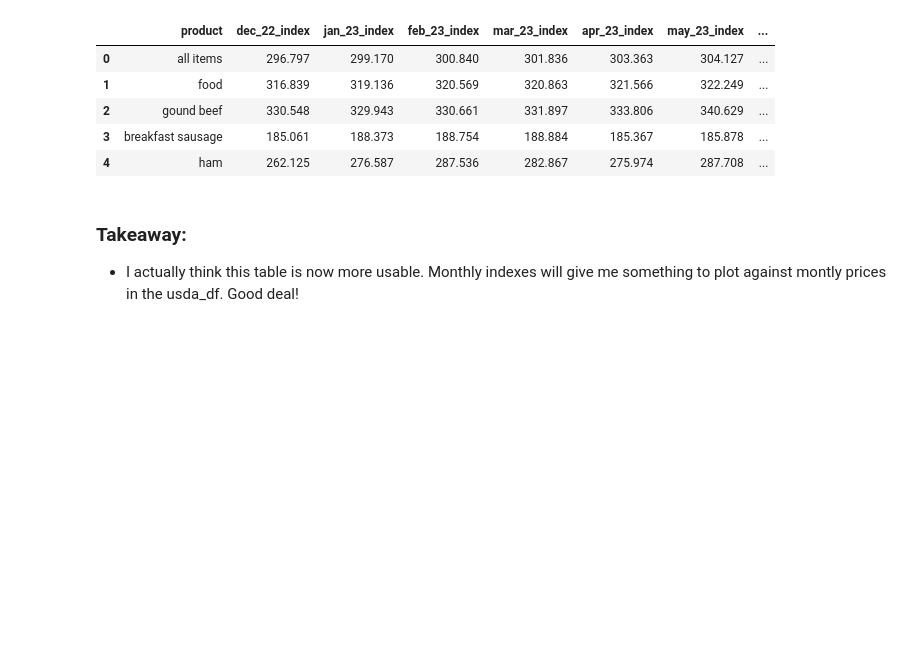
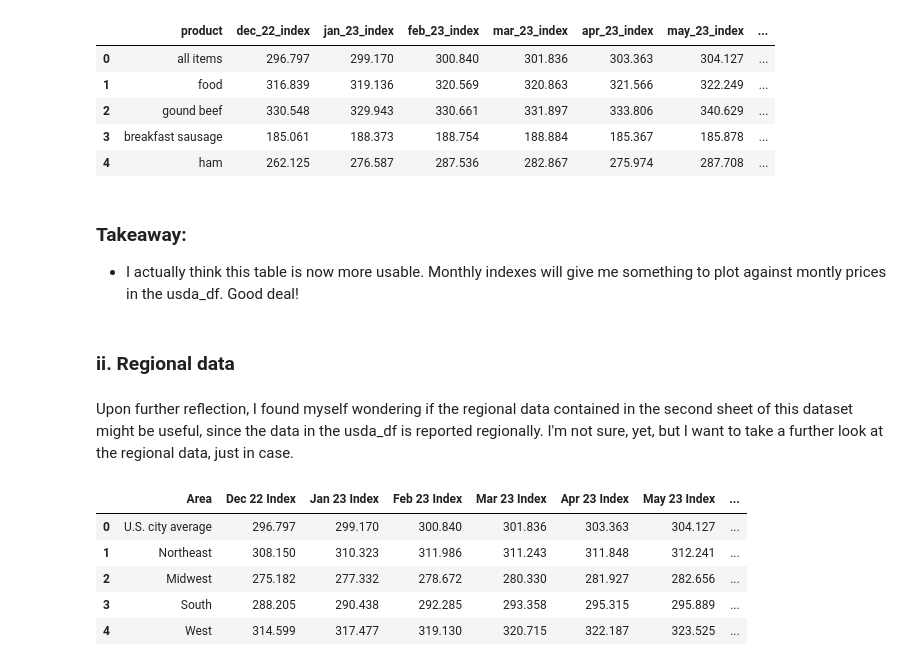
Before and after one commit to bradleytkay/Q1-2025-data-analysis-project-challenge, a Jupyter notebook: Q1-2025-step3-eda.ipynb, the cells around one changed output. Drawn from its saved outputs; the diff is of its cells as text; code cells hidden in the pictures; blank space fills up the shorter version.

```diff
--- a/Q1-2025-step3-eda.ipynb
+++ b/Q1-2025-step3-eda.ipynb
@@ -570,3 +574,18 @@ blscpi_df.head()
 # %% [markdown]
 ### Takeaway:
 * I actually think this table is now more usable.  Monthly indexes will give me something to plot against montly prices in the usda_df.  Good deal!
+# %% [markdown]
+### ii. Regional data
+# %% [markdown]
+Upon further reflection, I found myself wondering if the regional data contained in the second sheet of this dataset might be useful, since the data in the usda_df is reported regionally.  I'm not sure, yet, but I want to take a further look at the regional data, just in case.
+# %%
+blsreg_df = pd.read_excel('cpi-u-202312-regional.xlsx')
+
+blsreg_df.head()
+# %% [output]
+|  | Area | Dec 22 Index | Jan 23 Index | Feb 23 Index | Mar 23 Index | Apr 23 Index | May 23 Index | ... |
+| 0 | U.S. city average | 296.797 | 299.170 | 300.840 | 301.836 | 303.363 | 304.127 | ... |
+| 1 | Northeast | 308.150 | 310.323 | 311.986 | 311.243 | 311.848 | 312.241 | ... |
+| 2 | Midwest | 275.182 | 277.332 | 278.672 | 280.330 | 281.927 | 282.656 | ... |
+| 3 | South | 288.205 | 290.438 | 292.285 | 293.358 | 295.315 | 295.889 | ... |
+| 4 | West | 314.599 | 317.477 | 319.130 | 320.715 | 322.187 | 323.525 | ... |
```
Also changed, not shown: parts of 7 cells of this notebook.
